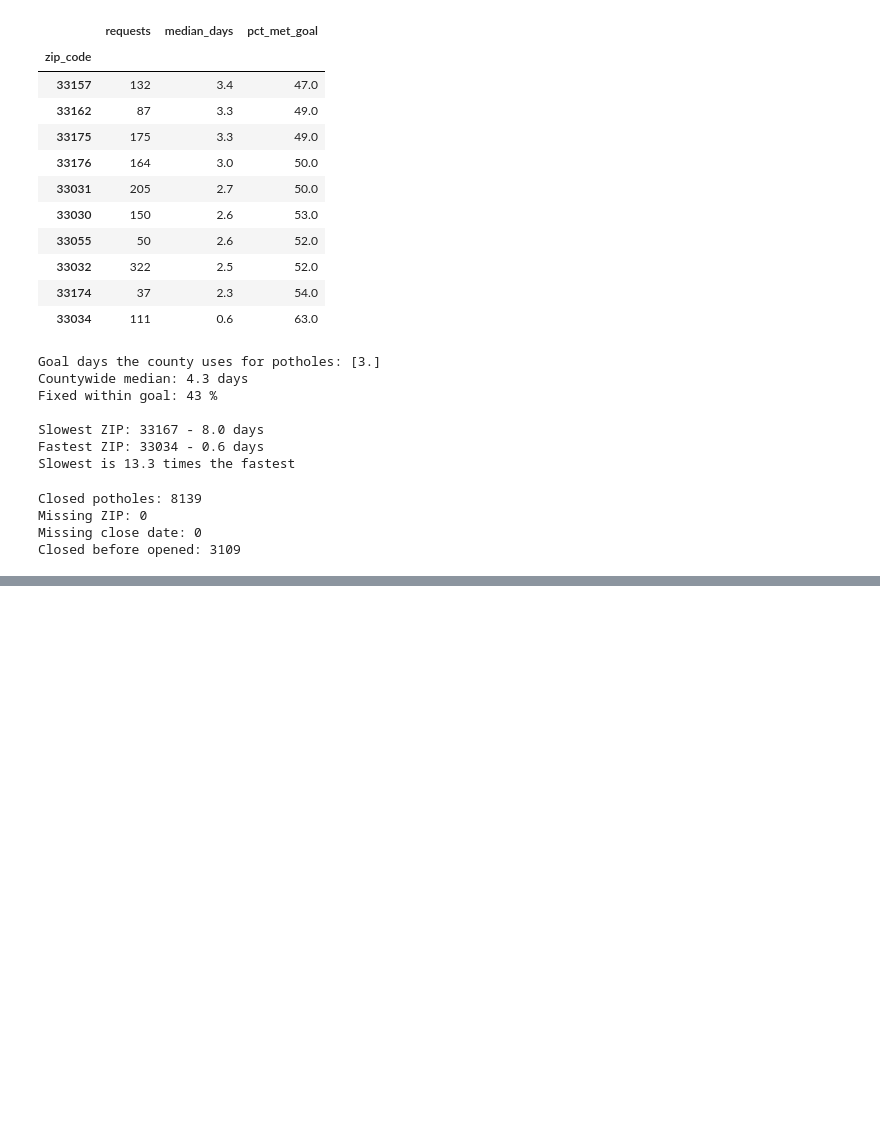
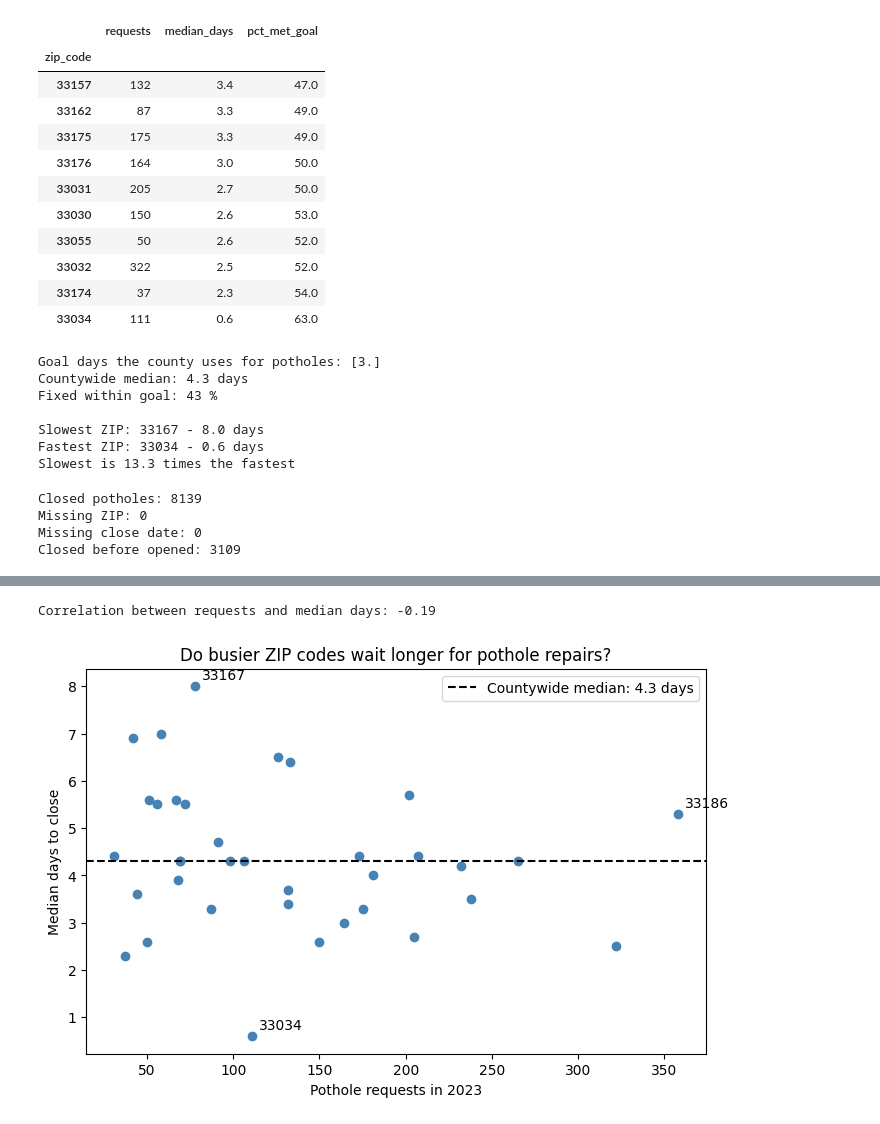
Before and after one commit to Crayon897/miami-dade-311-analysis, a Jupyter notebook: 311_analysis.ipynb, the cells around one changed output, grey strips where cells are left out. Saved outputs shown, nothing was run; the diff lists cells and outputs as text; code cells hidden in the pictures; blank space fills up the shorter version.

```diff
--- a/311_analysis.ipynb
+++ b/311_analysis.ipynb
@@ -232,0 +266,20 @@ Closed before opened: 3109
+# %%
+med = subset['response_days'].median()
+r = by_zip['requests'].corr(by_zip['median_days'])
+print('Correlation between requests and median days:', round(r, 2))
+
+plt.figure(figsize=(8, 5))
+plt.scatter(by_zip['requests'], by_zip['median_days'], color='steelblue')
+plt.axhline(med, color='black', linestyle='--', label=f'Countywide median: {med:.1f} days')
+for z in [by_zip.index[0], by_zip.index[-1], by_zip['requests'].idxmax()]:
+    plt.annotate(z, (by_zip.loc[z, 'requests'], by_zip.loc[z, 'median_days']),
+                 xytext=(5, 5), textcoords='offset points')
+plt.title('Do busier ZIP codes wait longer for pothole repairs?')
+plt.xlabel('Pothole requests in 2023')
+plt.ylabel('Median days to close')
+plt.legend()
+plt.savefig('chart3_busy_vs_slow.png', dpi=150, bbox_inches='tight')
+plt.show()
+# %% [output]
+Correlation between requests and median days: -0.19
+[figure, added]
```
Also changed, not shown: parts of 2 cells of this notebook.
